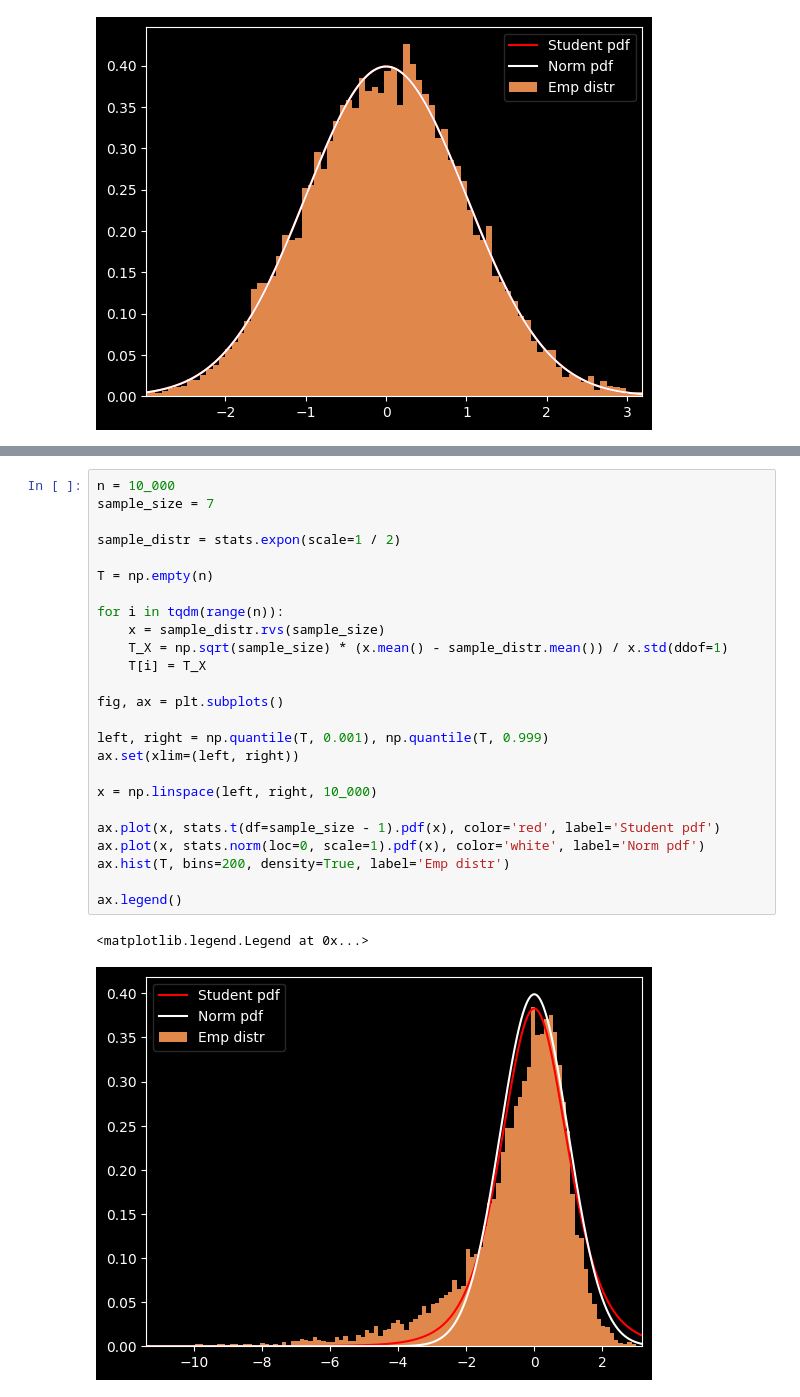
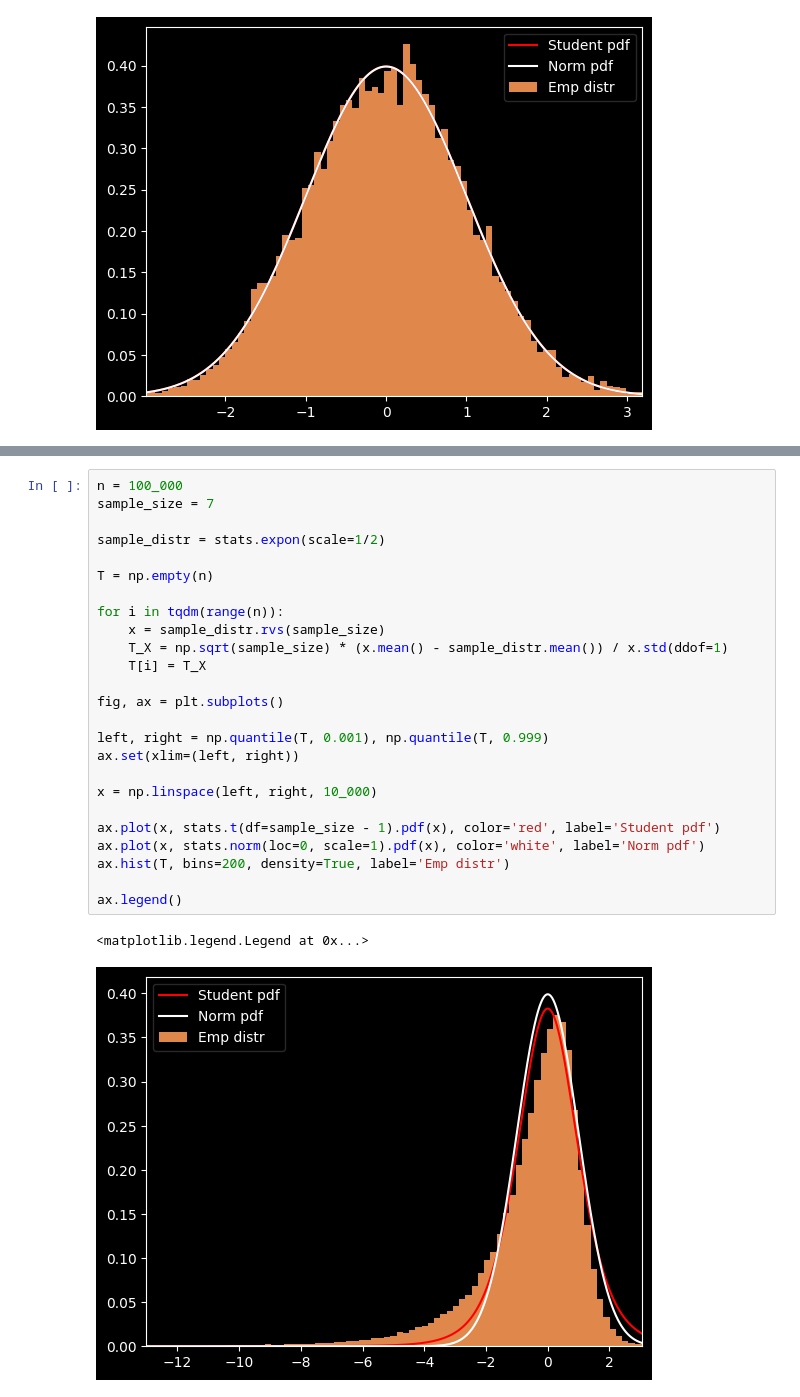
Before and after one commit to Mentaltired/avito_applied_statistics_abstract, a Jupyter notebook: 4. T-test.ipynb, the cells around one changed output, grey strips where cells are left out. Saved outputs shown, nothing was run; the diff lists cells and outputs as text.

```diff
--- a/4. T-test.ipynb
+++ b/4. T-test.ipynb
@@ -285,28 +284,28 @@ ax.legend()
 # %%
-n = 10_000
+n = 100_000
 sample_size = 7
 
-sample_distr = stats.expon(scale=1 / 2)
+sample_distr = stats.expon(scale=1/2)
 
 T = np.empty(n)
 
 for i in tqdm(range(n)):
     x = sample_distr.rvs(sample_size)
     T_X = np.sqrt(sample_size) * (x.mean() - sample_distr.mean()) / x.std(ddof=1)
     T[i] = T_X
 
 fig, ax = plt.subplots()
 
 left, right = np.quantile(T, 0.001), np.quantile(T, 0.999)
 ax.set(xlim=(left, right))
 
 x = np.linspace(left, right, 10_000)
 
 ax.plot(x, stats.t(df=sample_size - 1).pdf(x), color='red', label='Student pdf')
 ax.plot(x, stats.norm(loc=0, scale=1).pdf(x), color='white', label='Norm pdf')
 ax.hist(T, bins=200, density=True, label='Emp distr')
 
 ax.legend()
 # %% [output]
 <matplotlib.legend.Legend at 0x...>
-[figure, old version]
+[figure, new version]
```
Also changed, not shown: parts of 15 cells of this notebook.
